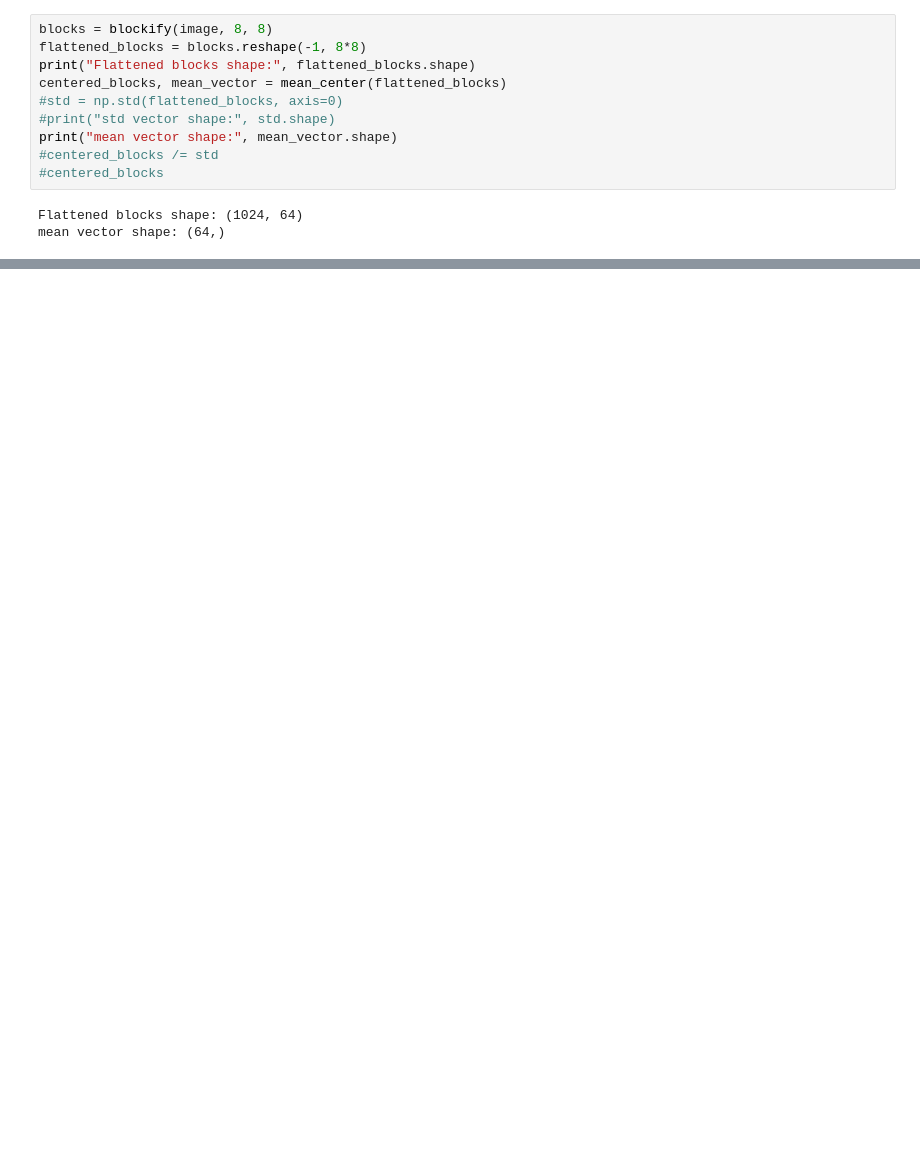
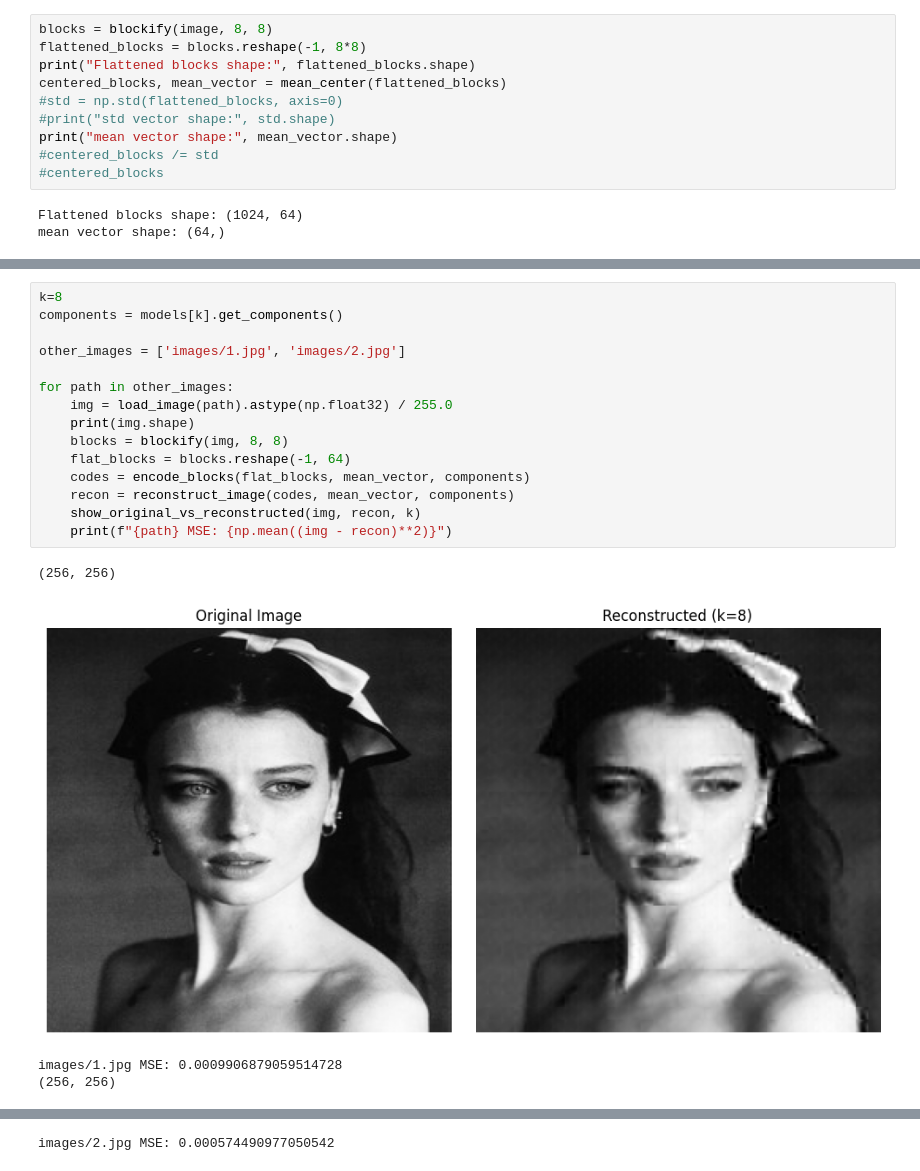
Before and after one commit to tomasbelak24/fmfiuk-ann-pca-project, a Jupyter notebook: pca.ipynb, the cells around one changed output, grey strips where cells are left out. Cells and saved outputs as stored; diff of their text form; blank space fills up the shorter version.

```diff
--- a/pca.ipynb
+++ b/pca.ipynb
@@ -96,0 +114,20 @@ MSE: 0.00022993563358934943
+# %%
+k=8
+components = models[k].get_components()
+
+other_images = ['images/1.jpg', 'images/2.jpg']
+
+for path in other_images:
+    img = load_image(path).astype(np.float32) / 255.0
+    print(img.shape)
+    blocks = blockify(img, 8, 8)
+    flat_blocks = blocks.reshape(-1, 64)
+    codes = encode_blocks(flat_blocks, mean_vector, components)
+    recon = reconstruct_image(codes, mean_vector, components)
+    show_original_vs_reconstructed(img, recon, k)
+    print(f"{path} MSE: {np.mean((img - recon)**2)}")
+# %% [output]
+(256, 256)
+[figure, added]
+images/1.jpg MSE: 0.0009906879059514728
+(256, 256)
@@ -96,0 +135 @@ MSE: 0.00022993563358934943
+images/2.jpg MSE: 0.000574490977050542
```
Also changed, not shown: parts of 4 cells of this notebook, 5 other files.
